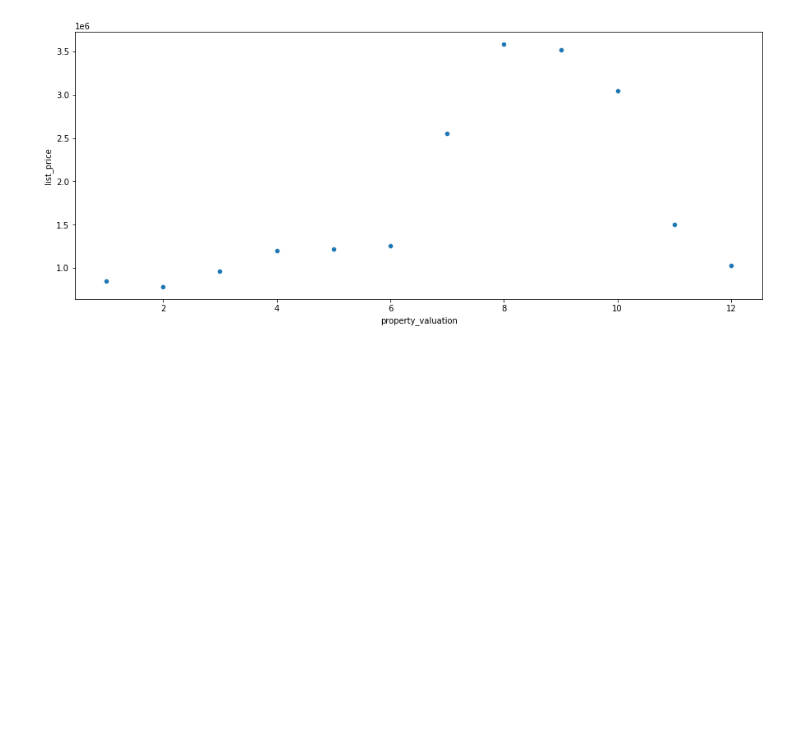
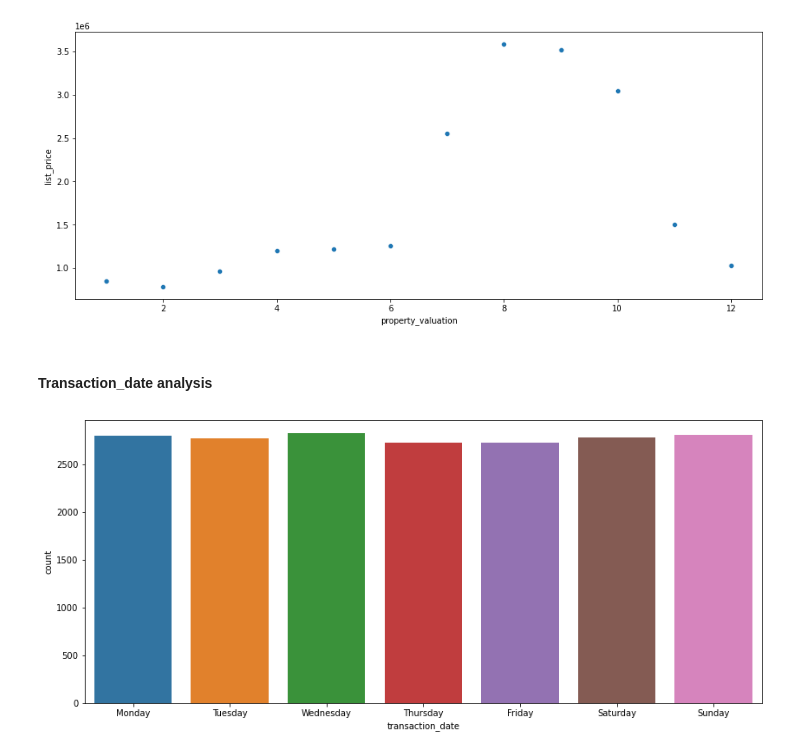
Before and after one commit to abhinay-bandooni/KPMG-Virtual-Internship, a Jupyter notebook: KPMG Virtual Internship.ipynb, the cells around one changed output. Saved outputs shown, nothing was run; the diff lists cells and outputs as text; code cells hidden in the pictures; blank space fills up the shorter version.

```diff
--- a/KPMG Virtual Internship.ipynb
+++ b/KPMG Virtual Internship.ipynb
@@ -1224,3 +1224,11 @@ sns.scatterplot(data=pvaluation_wise_rev.groupby(['property_valuation']).sum().r
 # %% [output]
 <AxesSubplot:xlabel='property_valuation', ylabel='list_price'>
 [figure]
+# %% [markdown]
+#### Transaction_date analysis
+# %%
+# Transaction_date doesn't have any specific day when transactions are more frequent
+plt.figure(figsize=(14,6))
+sns.countplot(merged_data.transaction_date.dt.day_name(), order=['Monday','Tuesday','Wednesday','Thursday','Friday','Saturday','Sunday']);
+# %% [output]
+[figure, added]
```
Also changed, not shown: parts of 10 cells of this notebook.
